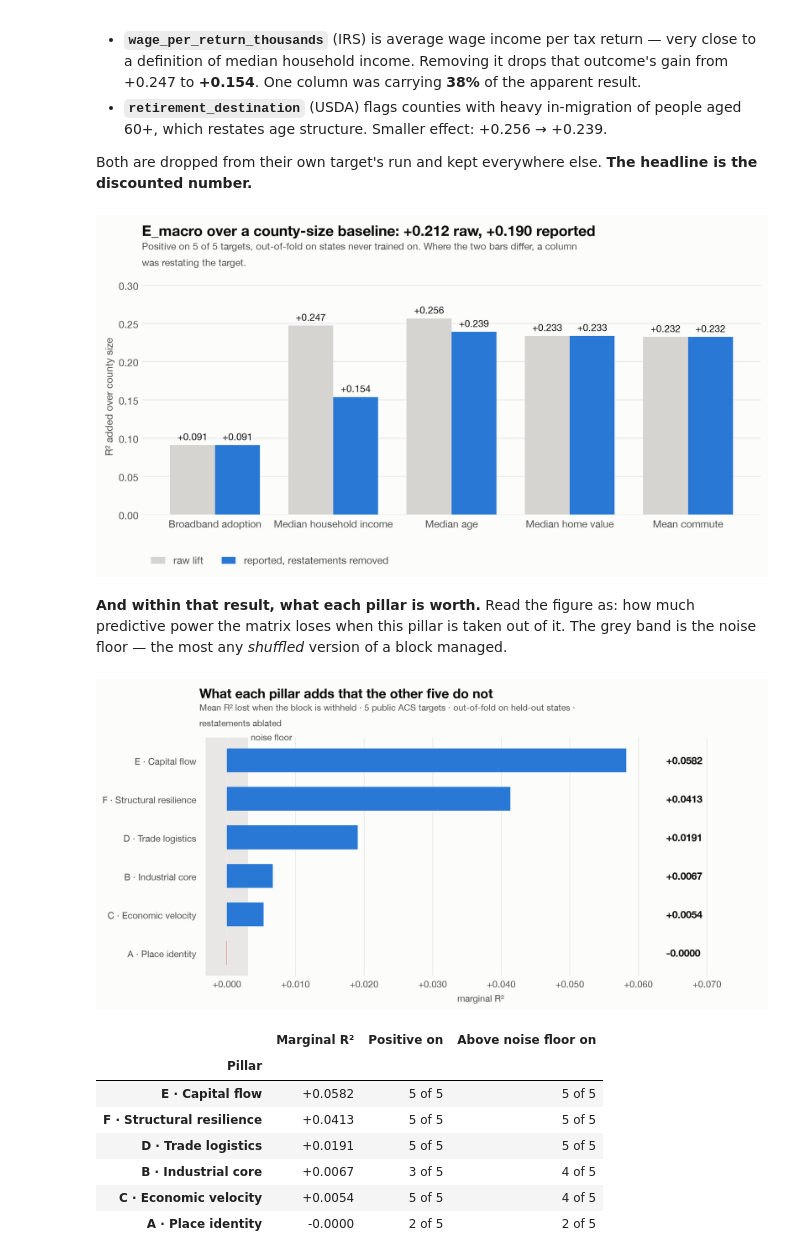
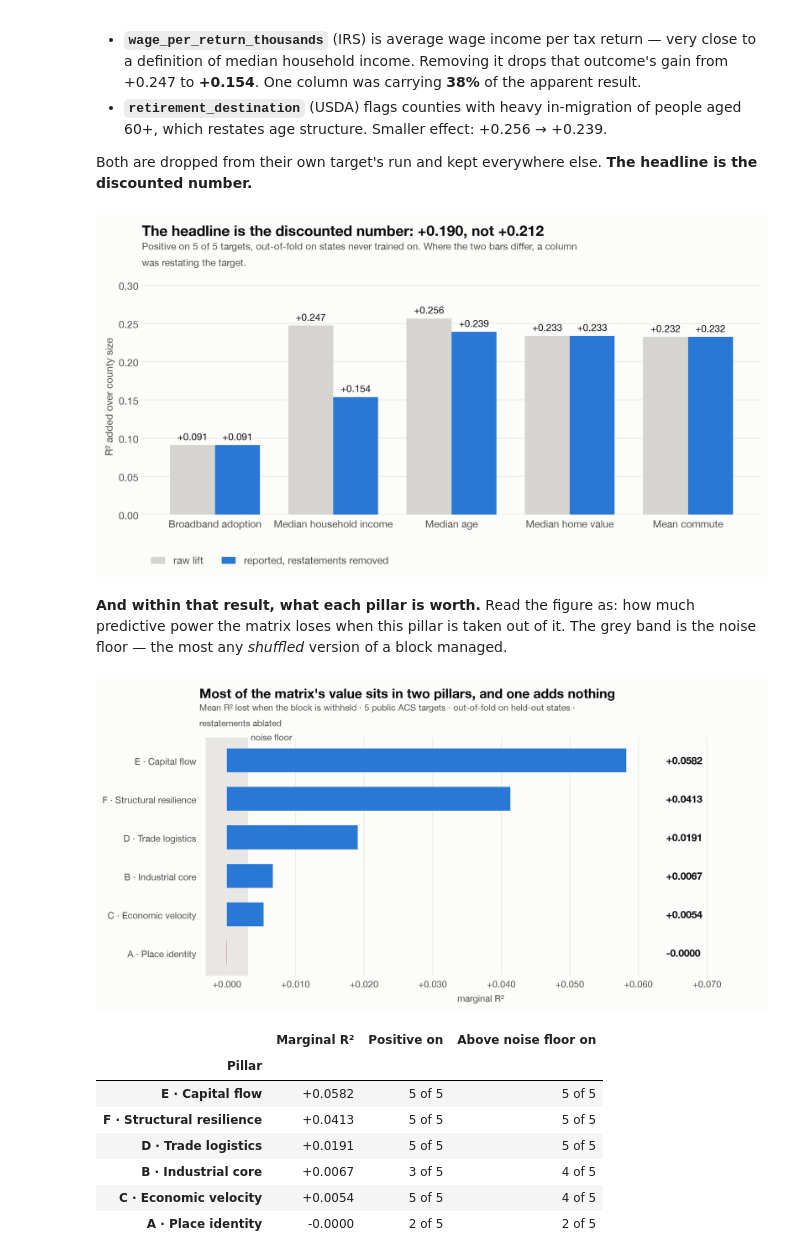
Before and after one commit to Max-Garcia-06/macro_embeddings, a Jupyter notebook: analysis-output/E_macro_pillar_worth_2026-08-13.ipynb, the cells around one changed output. Drawn from its saved outputs; the diff is of its cells as text; code cells hidden in the pictures.

```diff
--- a/analysis-output/E_macro_pillar_worth_2026-08-13.ipynb
+++ b/analysis-output/E_macro_pillar_worth_2026-08-13.ipynb
@@ -454,15 +470,15 @@ label_bars(ax, x - w / 2, raw, "+{:.3f}", size=10)
 label_bars(ax, x + w / 2, rep, "+{:.3f}", size=10)
 ax.set_ylabel("R² added over county size", fontsize=10.5, color=INK2)
 style(ax,
-      f"E_macro over a county-size baseline: {ext['mean_lift_over_size']:+.3f} raw, "
-      f"{ext['mean_lift_over_size_ablated']:+.3f} reported",
+      f"The headline is the discounted number: {ext['mean_lift_over_size_ablated']:+.3f}, "
+      f"not {ext['mean_lift_over_size']:+.3f}",
       f"Positive on {ext['targets_with_positive_lift']} of {ext['n_targets']} targets, "
       "out-of-fold on states never trained on. Where the two bars differ, a column "
       "was restating the target.",
       legend=True)
 plt.show()
 # %% [output]
-[figure, old version]
+[figure, new version]
 # %% [markdown]
 **And within that result, what each pillar is worth.** Read the figure as: how much
 predictive power the matrix loses when this pillar is taken out of it. The grey
@@ -488,35 +504,35 @@ lo = min(-band, float(worth["contribution"].min()))
 
 y = np.arange(len(worth))
 fig, ax = plt.subplots(figsize=(11.5, 4.9))
 ax.barh(y, worth["contribution"], height=0.62,
         color=[CRITICAL if v <= 0 else BLUE for v in worth["contribution"]])
 ax.set_yticks(y)
 ax.set_yticklabels(worth["label"])
 ax.set_xlim(lo * 1.3, hi * 1.34)
 
 # The noise floor is a property of the measurement, not a series — a shaded band
 # rather than a legend entry, so it reads as the bar to clear.
 ax.axvspan(-band, band, color=MUTED, alpha=0.5, linewidth=0, zorder=0)
 ax.text(band, len(worth) - 0.4, " noise floor", fontsize=10, color=INK2,
         va="center", ha="left")
 
 # Values sit in a fixed right-hand column rather than just past each bar end.
 # Tracking the bar end puts Source A's near-zero value on top of its own category
 # label and pushes Source E's off the canvas.
 for i, v in enumerate(worth["contribution"]):
     ax.text(hi * 1.1, i, f"{v:+.4f}", va="center", ha="left",
             fontsize=11.5, fontweight="bold", color=INK)
 
 ax.xaxis.set_major_formatter(FuncFormatter(lambda v, _: f"{v:+.3f}"))
 ax.set_xlabel("marginal R²", fontsize=10.5, color=INK2)
 style(ax,
-      "What each pillar adds that the other five do not",
+      "Most of the matrix's value sits in two pillars, and one adds nothing",
       "Mean R² lost when the block is withheld · 5 public ACS targets · "
       "out-of-fold on held-out states · restatements ablated",
       grid_axis="x")
 plt.show()
 # %% [output]
-[figure, old version]
+[figure, new version]
 # %%
 table = worth.sort_values("contribution", ascending=False).copy()
 table["Marginal R²"] = table["contribution"].map(lambda v: f"{v:+.4f}")
```
Also changed, not shown: parts of 6 cells of this notebook, 1 other file.
